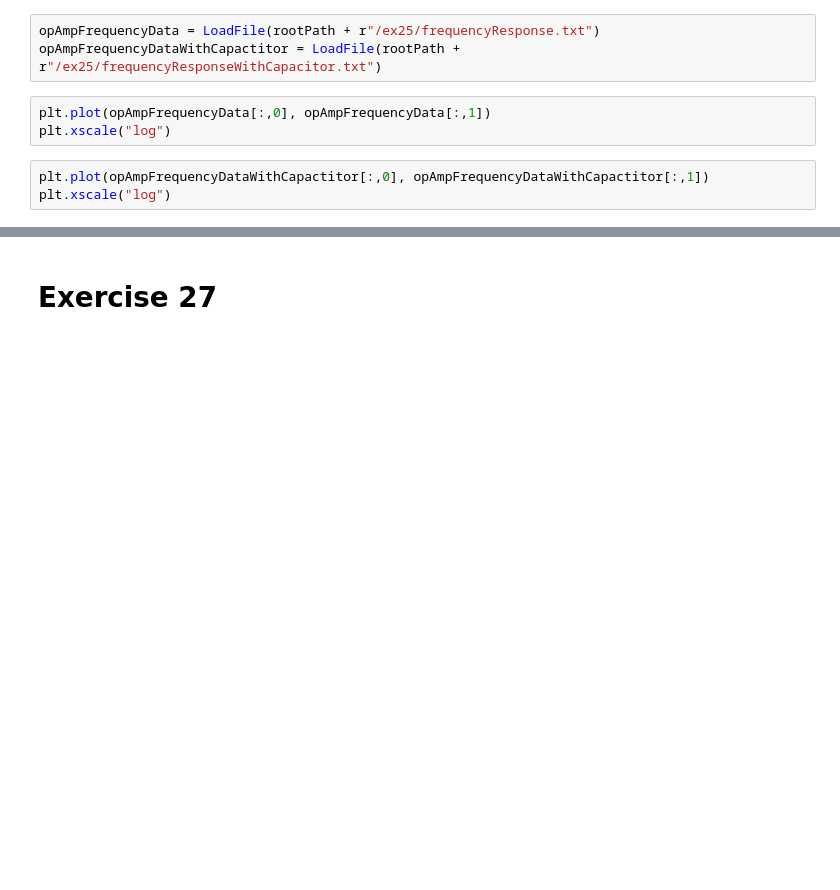
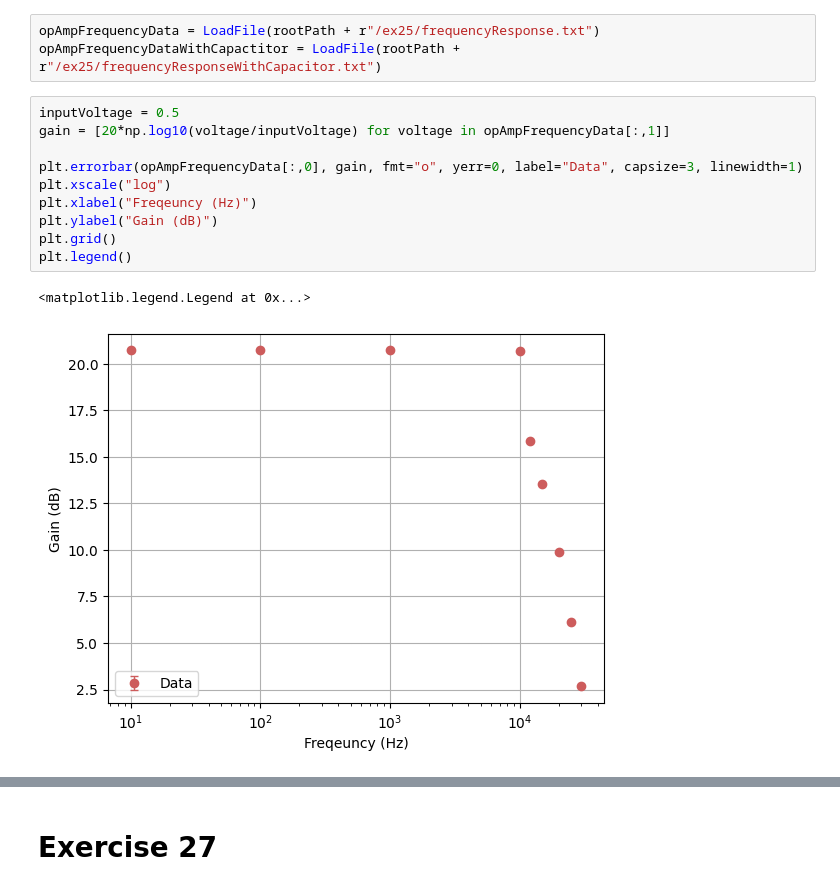
Before and after one commit to daraghhollman/UCD_PASS_Labs, a Jupyter notebook: Electronics/Python/electronics.ipynb, the cells around one changed output, grey strips where cells are left out. Cells and saved outputs as stored; diff of their text form; blank space fills up the shorter version.

```diff
--- a/Electronics/Python/electronics.ipynb
+++ b/Electronics/Python/electronics.ipynb
@@ -264,9 +264,16 @@ Text(0, 0.5, 'Output Voltage (V)')
 # %%
 opAmpFrequencyData = LoadFile(rootPath + r"/ex25/frequencyResponse.txt")
 opAmpFrequencyDataWithCapactitor = LoadFile(rootPath + r"/ex25/frequencyResponseWithCapacitor.txt")
-# %%
-plt.plot(opAmpFrequencyData[:,0], opAmpFrequencyData[:,1])
-plt.xscale("log")
-# %%
-plt.plot(opAmpFrequencyDataWithCapactitor[:,0], opAmpFrequencyDataWithCapactitor[:,1])
-plt.xscale("log")
+# %%
+inputVoltage = 0.5
+gain = [20*np.log10(voltage/inputVoltage) for voltage in opAmpFrequencyData[:,1]]
+
+plt.errorbar(opAmpFrequencyData[:,0], gain, fmt="o", yerr=0, label="Data", capsize=3, linewidth=1)
+plt.xscale("log")
+plt.xlabel("Freqeuncy (Hz)")
+plt.ylabel("Gain (dB)")
+plt.grid()
+plt.legend()
+# %% [output]
+<matplotlib.legend.Legend at 0x...>
+[figure, added]
```
Also changed, not shown: parts of 1 cell of this notebook, 10 other files.
